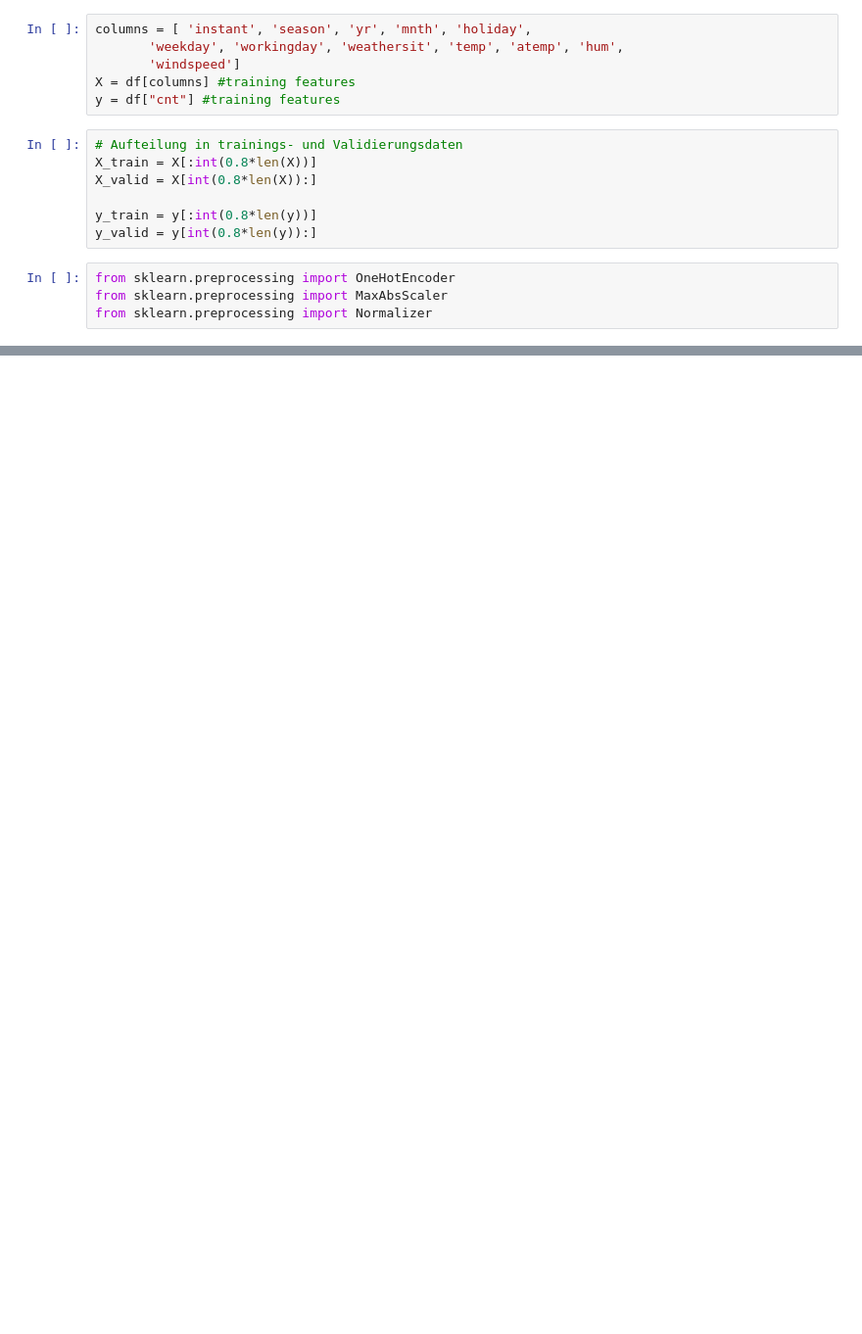
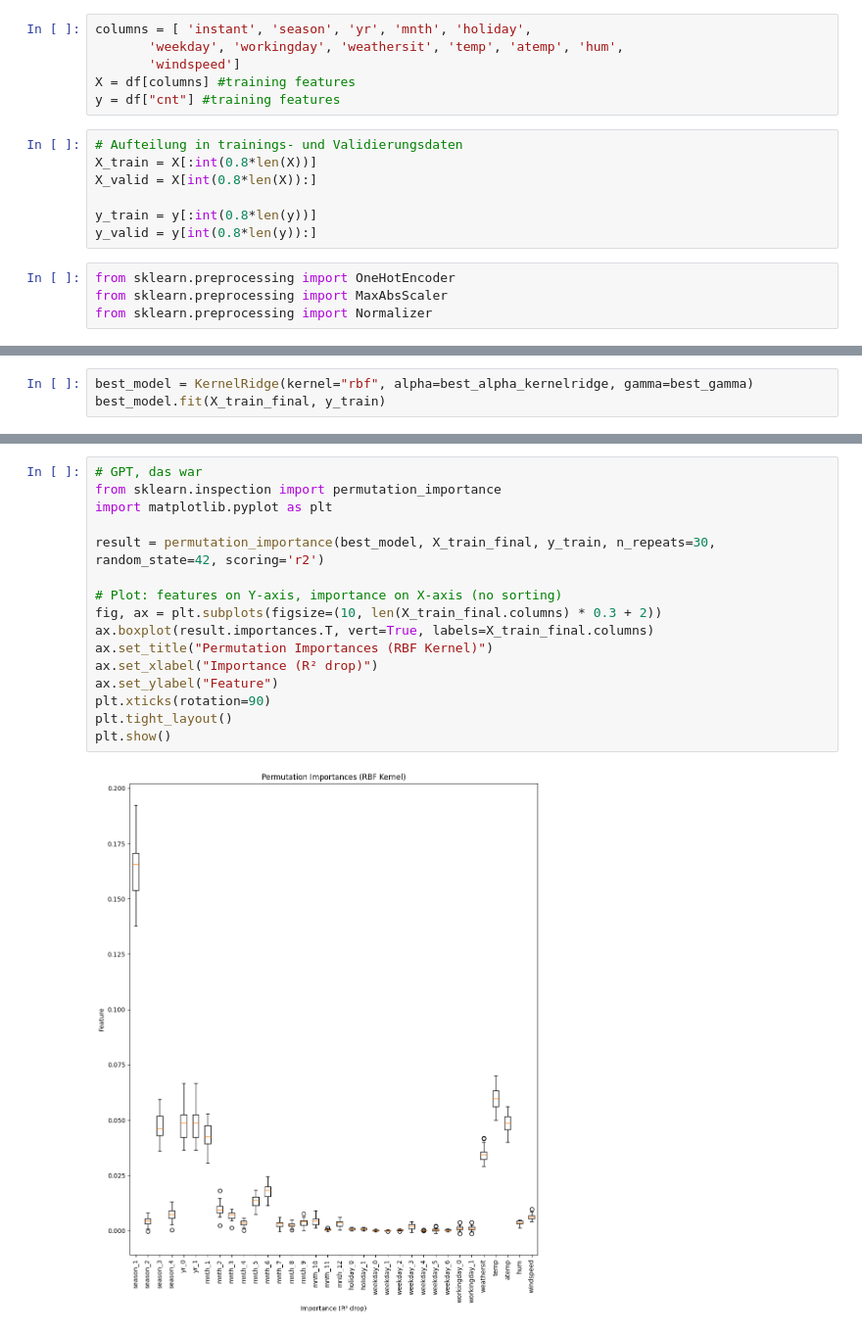
Before and after one commit to PaulBichl/machine-learning, a Jupyter notebook: src/machine_learning/BikeRental/Bichl_Paul_UE2.ipynb, the cells around one changed output, grey strips where cells are left out. Shown: that part at 98% size. Saved outputs shown, nothing was run; the diff lists cells and outputs as text; blank space fills up the shorter version.

```diff
--- a/src/machine_learning/BikeRental/Bichl_Paul_UE2.ipynb
+++ b/src/machine_learning/BikeRental/Bichl_Paul_UE2.ipynb
@@ -272,0 +171,3 @@ plot_wrapper(cv_results, ylim=None)
+# %%
+best_model = KernelRidge(kernel="rbf", alpha=best_alpha_kernelridge, gamma=best_gamma)
+best_model.fit(X_train_final, y_train)
@@ -272,0 +190,18 @@ plot_wrapper(cv_results, ylim=None)
+# %%
+# GPT, das war
+from sklearn.inspection import permutation_importance
+import matplotlib.pyplot as plt
+
+result = permutation_importance(best_model, X_train_final, y_train, n_repeats=30, random_state=42, scoring='r2')
+
+# Plot: features on Y-axis, importance on X-axis (no sorting)
+fig, ax = plt.subplots(figsize=(10, len(X_train_final.columns) * 0.3 + 2))
+ax.boxplot(result.importances.T, vert=True, labels=X_train_final.columns)
+ax.set_title("Permutation Importances (RBF Kernel)")
+ax.set_xlabel("Importance (R² drop)")
+ax.set_ylabel("Feature")
+plt.xticks(rotation=90)
+plt.tight_layout()
+plt.show()
+# %% [output]
+[figure, added]
```
Also changed, not shown: parts of 57 cells of this notebook.
